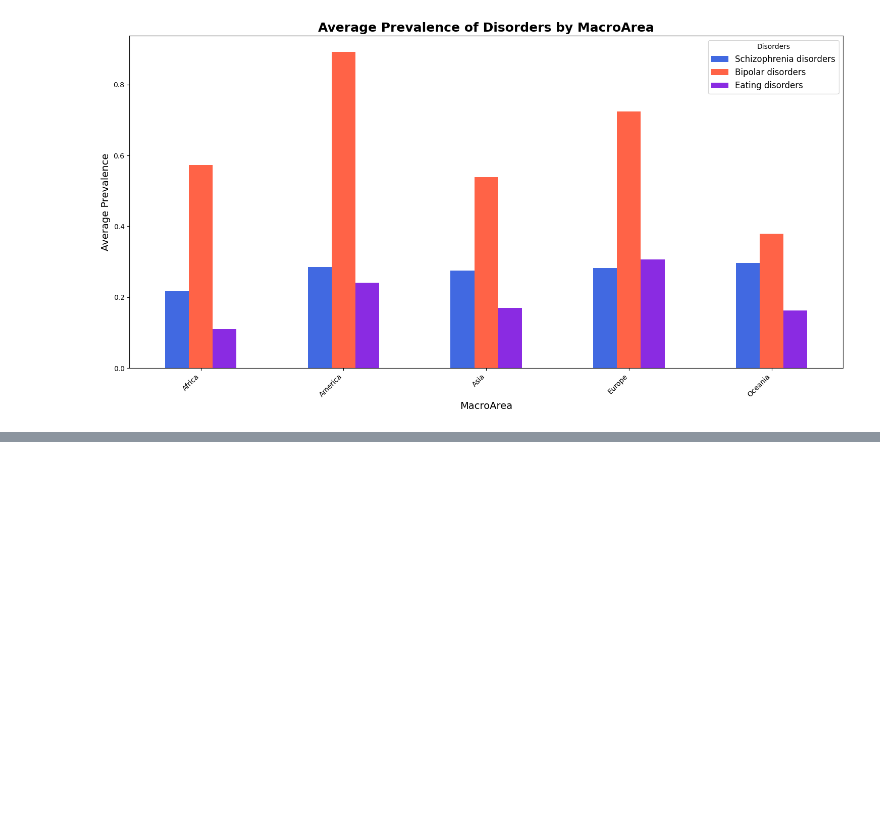
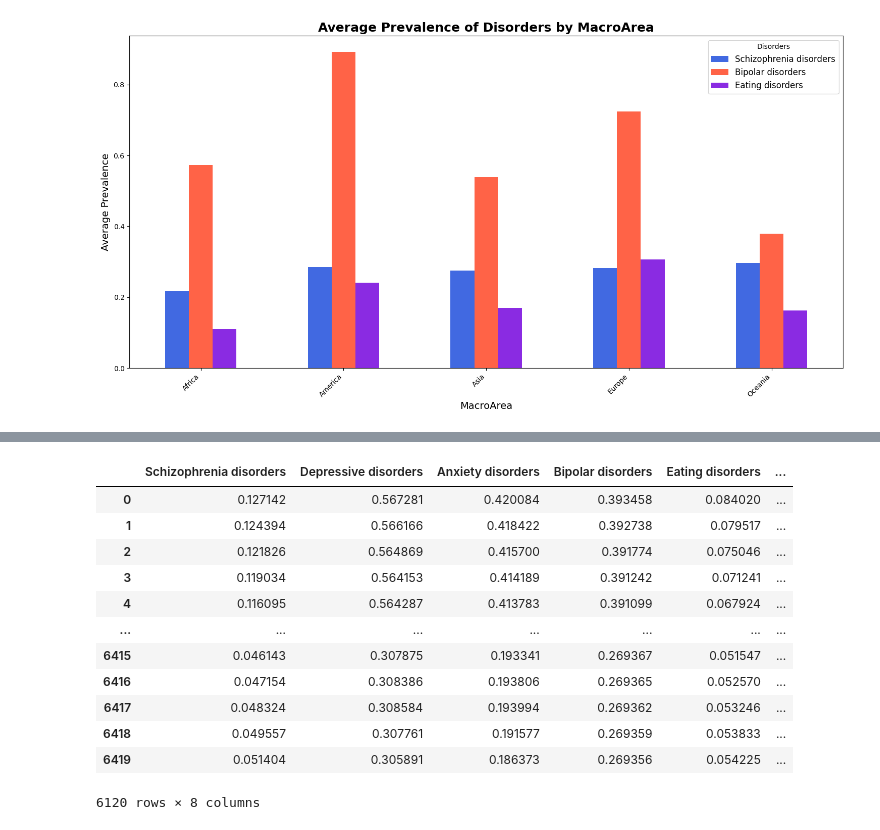
Before and after one commit to ZandomeneghiChiara/MentalHealth_SR, a Jupyter notebook: MentalHealth_SR.ipynb, the cells around one changed output, grey strips where cells are left out. Drawn from its saved outputs; the diff is of its cells as text; code cells hidden in the pictures; blank space fills up the shorter version.

```diff
--- a/MentalHealth_SR.ipynb
+++ b/MentalHealth_SR.ipynb
@@ -955,0 +993,19 @@ plt.show()
+# %%
+norm_df1['Entity'] = filtered_df1['Entity']
+norm_df1['Area'] = filtered_df1['Area']
+norm_df1['MacroArea'] = filtered_df1['MacroArea']
+norm_df1
+# %% [output]
+|  | Schizophrenia disorders | Depressive disorders | Anxiety disorders | Bipolar disorders | Eating disorders | ... |
+| 0 | 0.127142 | 0.567281 | 0.420084 | 0.393458 | 0.084020 | ... |
+| 1 | 0.124394 | 0.566166 | 0.418422 | 0.392738 | 0.079517 | ... |
+| 2 | 0.121826 | 0.564869 | 0.415700 | 0.391774 | 0.075046 | ... |
+| 3 | 0.119034 | 0.564153 | 0.414189 | 0.391242 | 0.071241 | ... |
+| 4 | 0.116095 | 0.564287 | 0.413783 | 0.391099 | 0.067924 | ... |
+| ... | ... | ... | ... | ... | ... | ... |
+| 6415 | 0.046143 | 0.307875 | 0.193341 | 0.269367 | 0.051547 | ... |
+| 6416 | 0.047154 | 0.308386 | 0.193806 | 0.269365 | 0.052570 | ... |
+| 6417 | 0.048324 | 0.308584 | 0.193994 | 0.269362 | 0.053246 | ... |
+| 6418 | 0.049557 | 0.307761 | 0.191577 | 0.269359 | 0.053833 | ... |
+| 6419 | 0.051404 | 0.305891 | 0.186373 | 0.269356 | 0.054225 | ... |
+6120 rows × 8 columns
```
Also changed, not shown: parts of 7 cells of this notebook.
